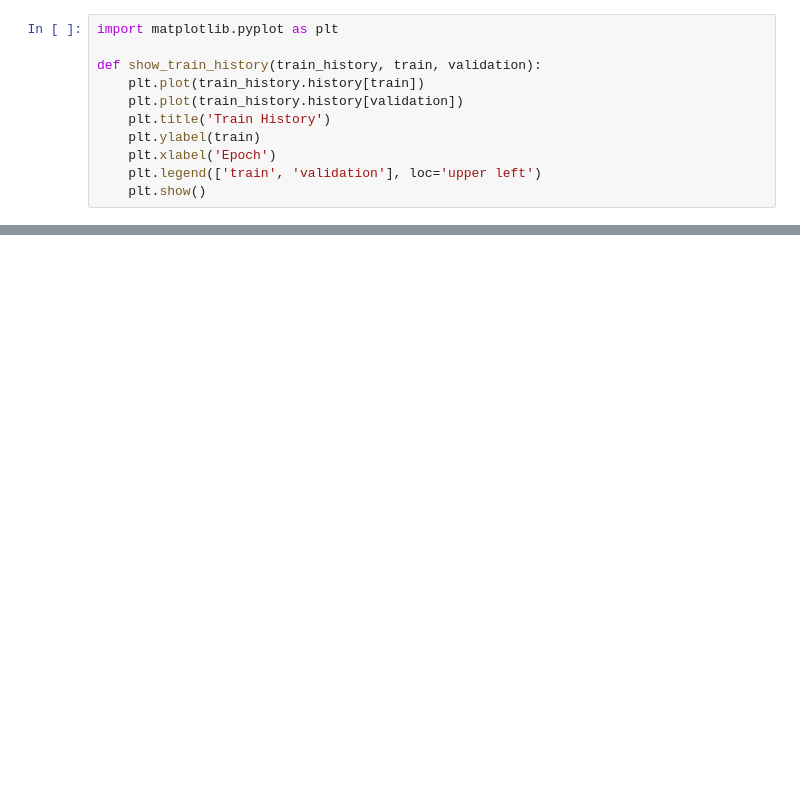
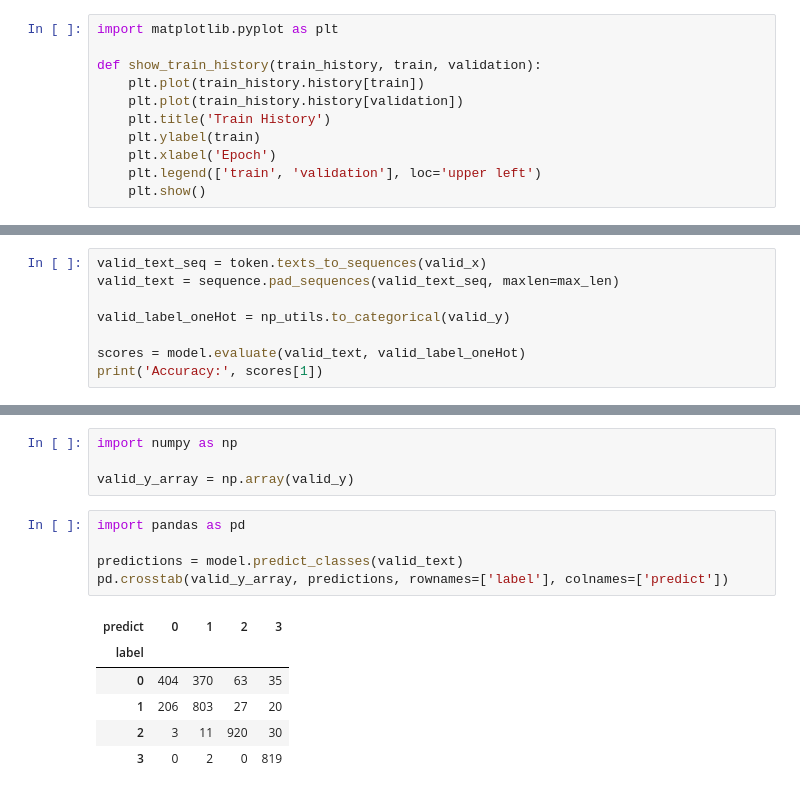
Before and after one commit to music1353/2020-NTHU-Text-Mining, a Jupyter notebook: Finalterm_CVS/CVS Classification Model.ipynb, the cells around one changed output, grey strips where cells are left out. Cells and saved outputs as stored; diff of their text form; blank space fills up the shorter version.

```diff
--- a/Finalterm_CVS/CVS Classification Model.ipynb
+++ b/Finalterm_CVS/CVS Classification Model.ipynb
@@ -328,0 +330,8 @@ show_train_history(train_history, 'loss', 'val_loss')
+# %%
+valid_text_seq = token.texts_to_sequences(valid_x)
+valid_text = sequence.pad_sequences(valid_text_seq, maxlen=max_len)
+
+valid_label_oneHot = np_utils.to_categorical(valid_y)
+
+scores = model.evaluate(valid_text, valid_label_oneHot)
+print('Accuracy:', scores[1])
@@ -328,0 +341,16 @@ show_train_history(train_history, 'loss', 'val_loss')
+# %%
+import numpy as np
+
+valid_y_array = np.array(valid_y)
+# %%
+import pandas as pd
+
+predictions = model.predict_classes(valid_text)
+pd.crosstab(valid_y_array, predictions, rownames=['label'], colnames=['predict'])
+# %% [output]
+| predict | 0 | 1 | 2 | 3 |
+| label |  |  |  |  |
+| 0 | 404 | 370 | 63 | 35 |
+| 1 | 206 | 803 | 27 | 20 |
+| 2 | 3 | 11 | 920 | 30 |
+| 3 | 0 | 2 | 0 | 819 |
```
Also changed, not shown: parts of 17 cells of this notebook.
